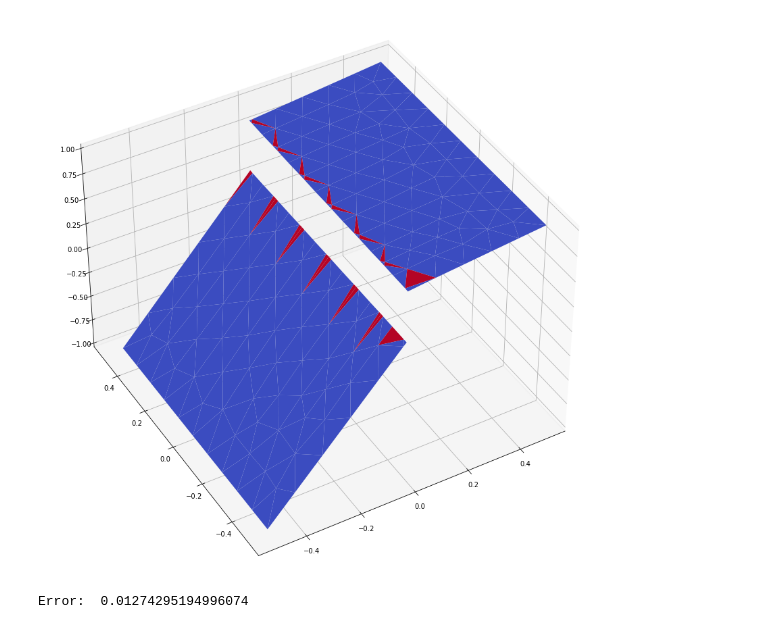
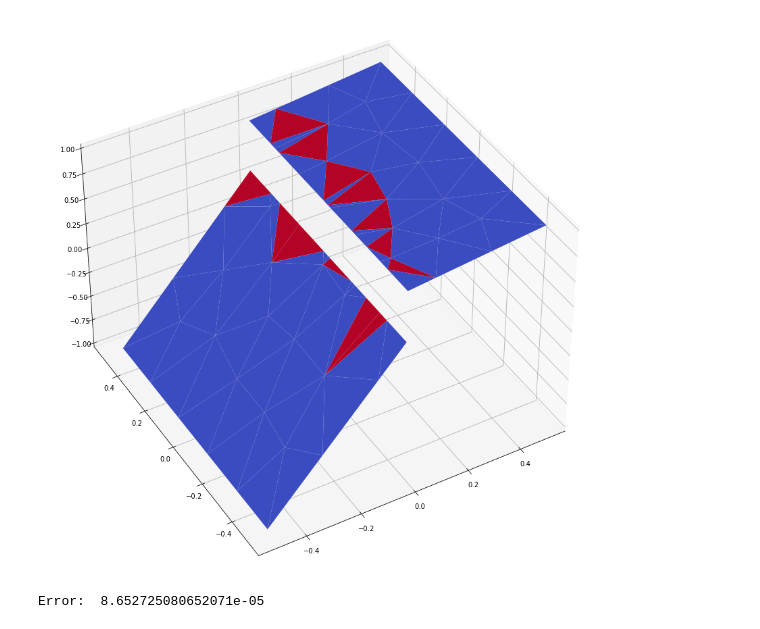
Before and after one commit to aurelio-spadotto/notebooks, a Jupyter notebook: brokenmesh_1D.ipynb, the cells around one changed output. Saved outputs shown, nothing was run; the diff lists cells and outputs as text; code cells hidden in the pictures.

```diff
--- a/brokenmesh_1D.ipynb
+++ b/brokenmesh_1D.ipynb
@@ -35,7 +34,7 @@ ref_sol = lambda mesh, dof, \
 eta = 1e6
 # %%
 # load mesh
-mesh_filename = "square_L1_N10.msh"
+mesh_filename = "square_L1_N5.msh"
 mesh = ddr.load_square_mesh(mesh_filename)
 # move critical points near the interface
 ddr.move_critical_points_1D(mesh)
@@ -134,13 +162,13 @@ ax.grid('on')
 # %%
-n = 1
+n = 0
 G_no_sigma = G_no_sigma_matrices[n]
 N_gamma = N_gamma_matrices[n]
 S = S_matrices[n]
 ddr.plot_solution(Meshes[n], solutions[n], elevation=40, azimuth=-120)
 print ("Error: ", ddr.calc_energy_error(Meshes[n],solutions[n],ref_sol, G_no_sigma, N_gamma, S))
 # %% [output]
-[figure, old version]
+[figure, new version]
-Error:  0.01274295194996074
+Error:  8.652725080652071e-05
 # %%
 mesh = Meshes[n]
 G_no_sigma = G_no_sigma_matrices[n]
```
Also changed, not shown: parts of 9 cells of this notebook, 2 other files.
